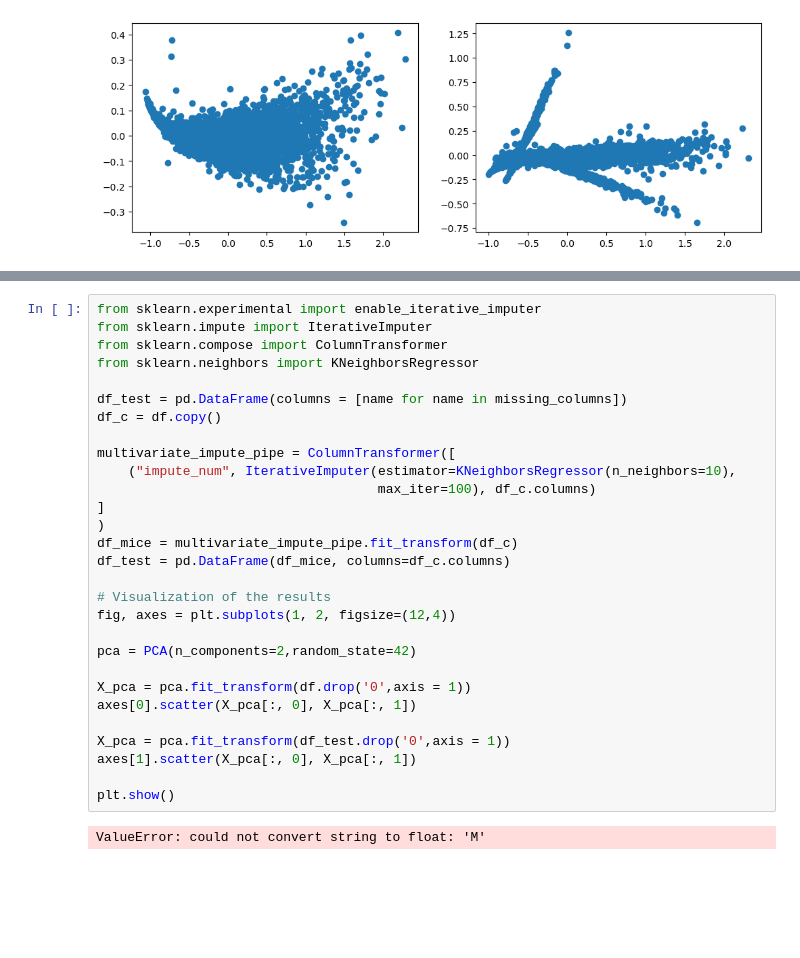
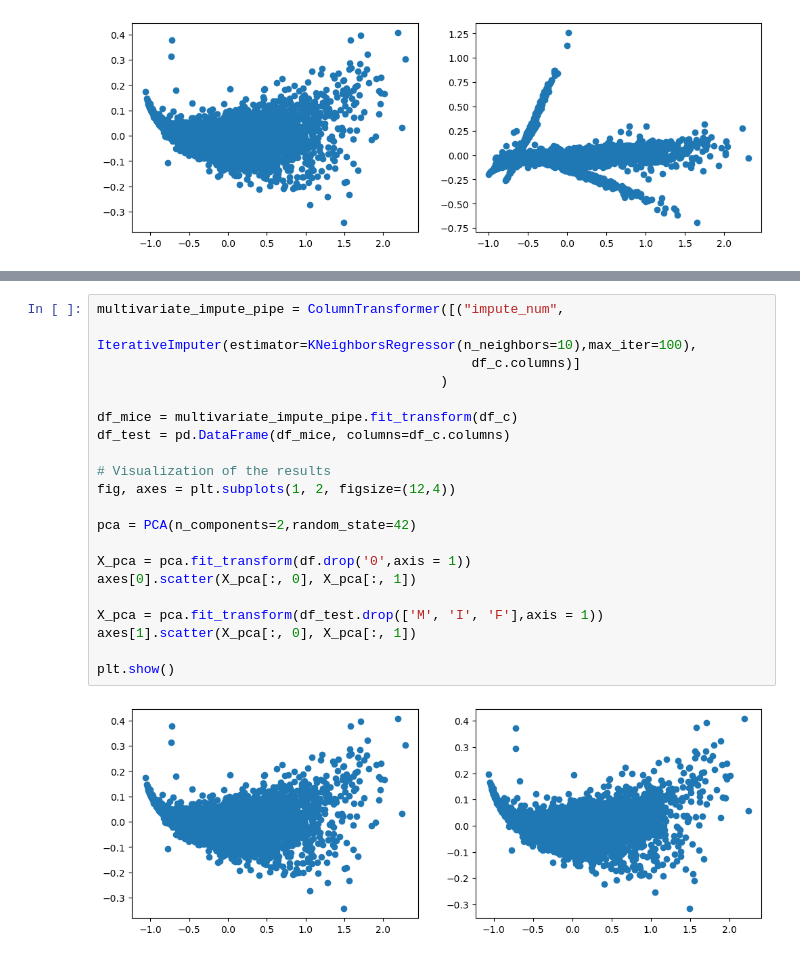
Before and after one commit to TommasoCapacci/DQ_Project_Clustering_2022, a Jupyter notebook: code/first_ideas_imputation.ipynb, the cells around one changed output, grey strips where cells are left out. Cells and saved outputs as stored; diff of their text form; blank space fills up the shorter version.

```diff
--- a/code/first_ideas_imputation.ipynb
+++ b/code/first_ideas_imputation.ipynb
@@ -82,31 +133,23 @@ plt.show()
 # %%
-from sklearn.experimental import enable_iterative_imputer
-from sklearn.impute import IterativeImputer
-from sklearn.compose import ColumnTransformer
-from sklearn.neighbors import KNeighborsRegressor
+multivariate_impute_pipe = ColumnTransformer([("impute_num",
+                                                IterativeImputer(estimator=KNeighborsRegressor(n_neighbors=10),max_iter=100),
+                                                df_c.columns)]
+                                            )
 
-df_test = pd.DataFrame(columns = [name for name in missing_columns])
-df_c = df.copy()
-
-multivariate_impute_pipe = ColumnTransformer([
-    ("impute_num", IterativeImputer(estimator=KNeighborsRegressor(n_neighbors=10),
-                                    max_iter=100), df_c.columns)
-]
-)
 df_mice = multivariate_impute_pipe.fit_transform(df_c)
 df_test = pd.DataFrame(df_mice, columns=df_c.columns)
 
 # Visualization of the results
 fig, axes = plt.subplots(1, 2, figsize=(12,4))
 
 pca = PCA(n_components=2,random_state=42)
 
 X_pca = pca.fit_transform(df.drop('0',axis = 1))
 axes[0].scatter(X_pca[:, 0], X_pca[:, 1])
 
-X_pca = pca.fit_transform(df_test.drop('0',axis = 1))
+X_pca = pca.fit_transform(df_test.drop(['M', 'I', 'F'],axis = 1))
 axes[1].scatter(X_pca[:, 0], X_pca[:, 1])
 
 plt.show()
 # %% [output]
-ValueError: could not convert string to float: 'M'
+[figure, added]
```
Also changed, not shown: parts of 4 cells of this notebook.
